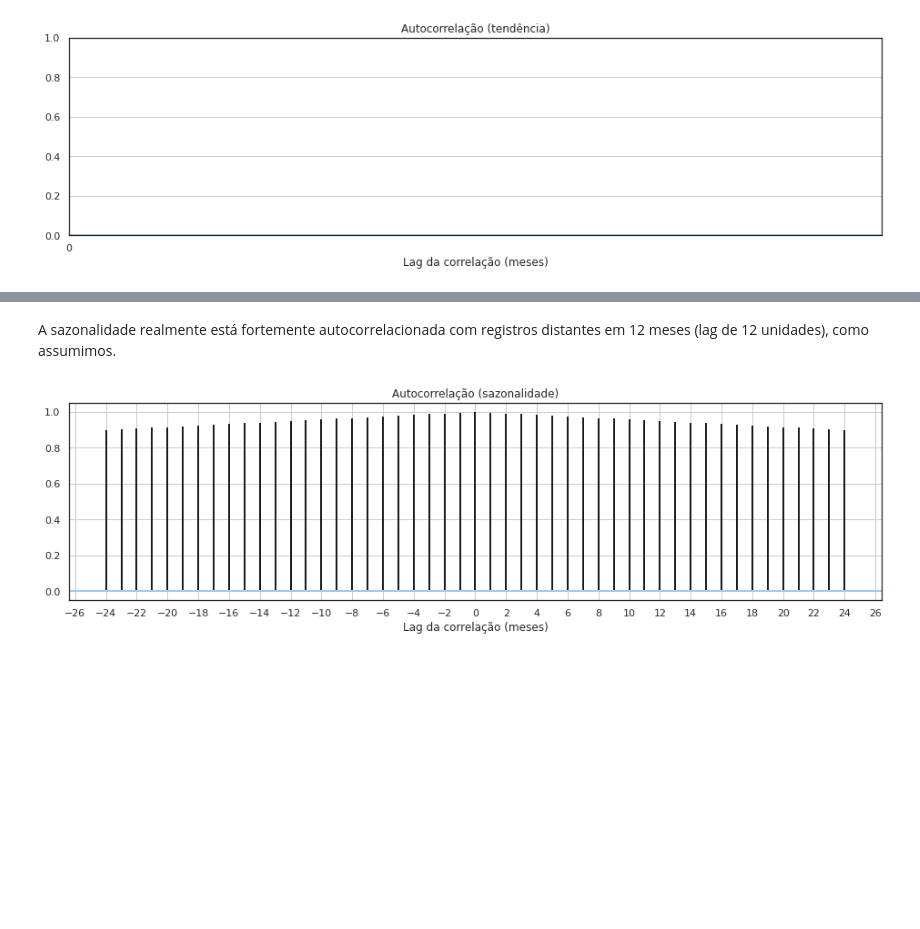
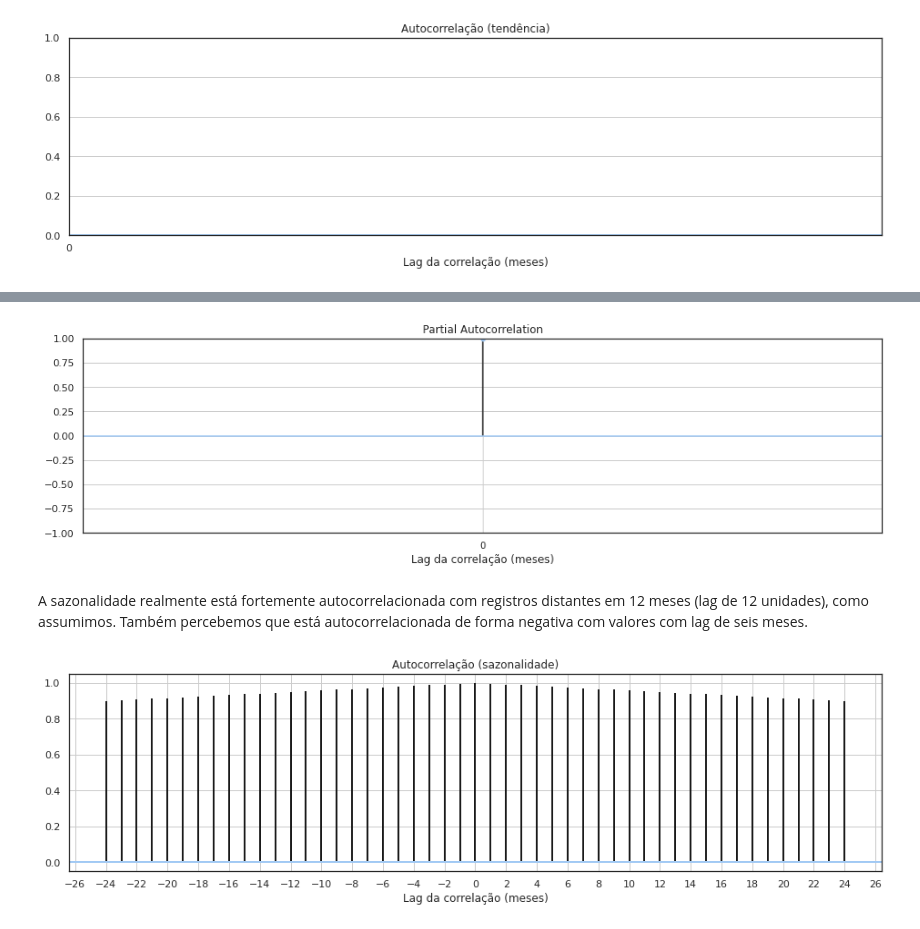
Before and after one commit to dev-alexmc/bimaster-proj, a Jupyter notebook: ibc_br_analise_serie.ipynb, the cells around one changed output, grey strips where cells are left out. Drawn from its saved outputs; the diff is of its cells as text; code cells hidden in the pictures; blank space fills up the shorter version.

```diff
--- a/ibc_br_analise_serie.ipynb
+++ b/ibc_br_analise_serie.ipynb
@@ -542,3 +601,9 @@ visualizar_autocorrelacao(decomposed_series.trend,
+# %%
+visualizar_autocorrelacao_parcial_statsmodels( decomposed_series.trend,
+                                               maxlags=24,
+                                               rotulo='tendência')
+# %% [output]
+[figure, added]
 # %% [markdown]
-A sazonalidade realmente está fortemente autocorrelacionada com registros distantes em 12 meses (lag de 12 unidades), como assumimos.
+A sazonalidade realmente está fortemente autocorrelacionada com registros distantes em 12 meses (lag de 12 unidades), como assumimos. Também percebemos que está autocorrelacionada de forma negativa com valores com lag de seis meses.
 # %%
```
Also changed, not shown: parts of 50 cells of this notebook, 4 other files.
